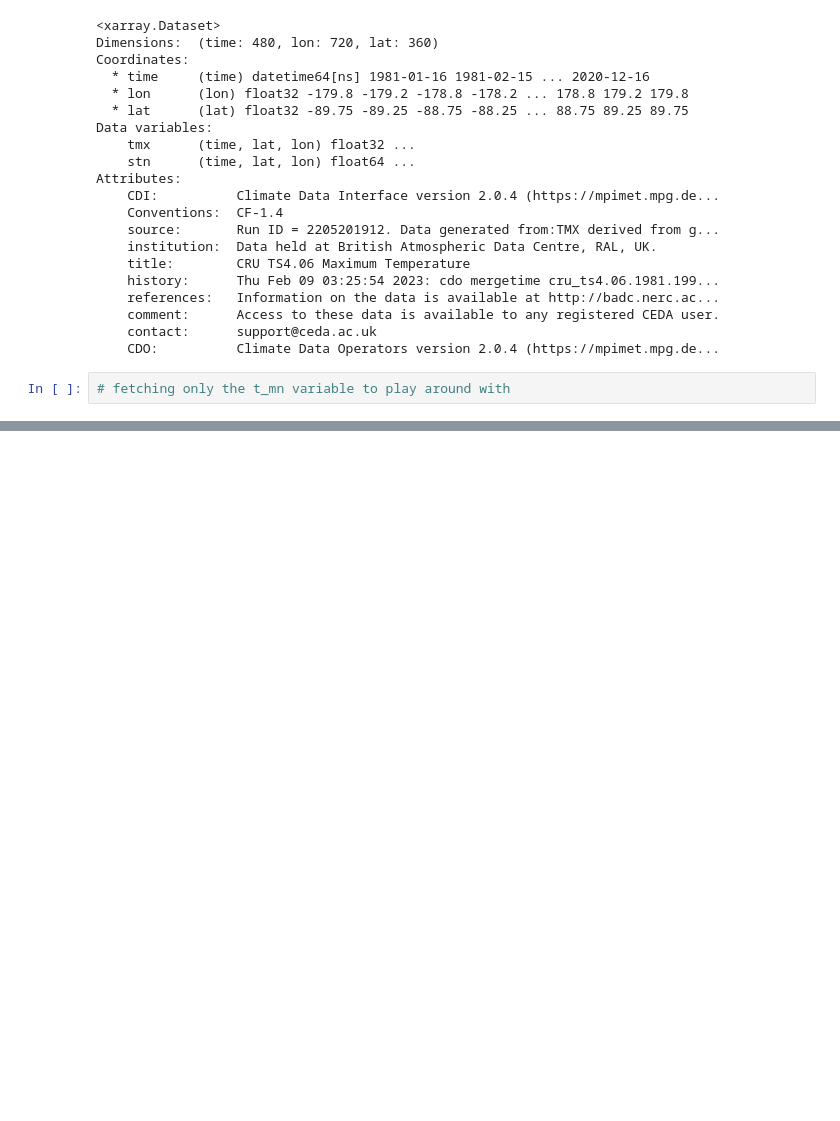
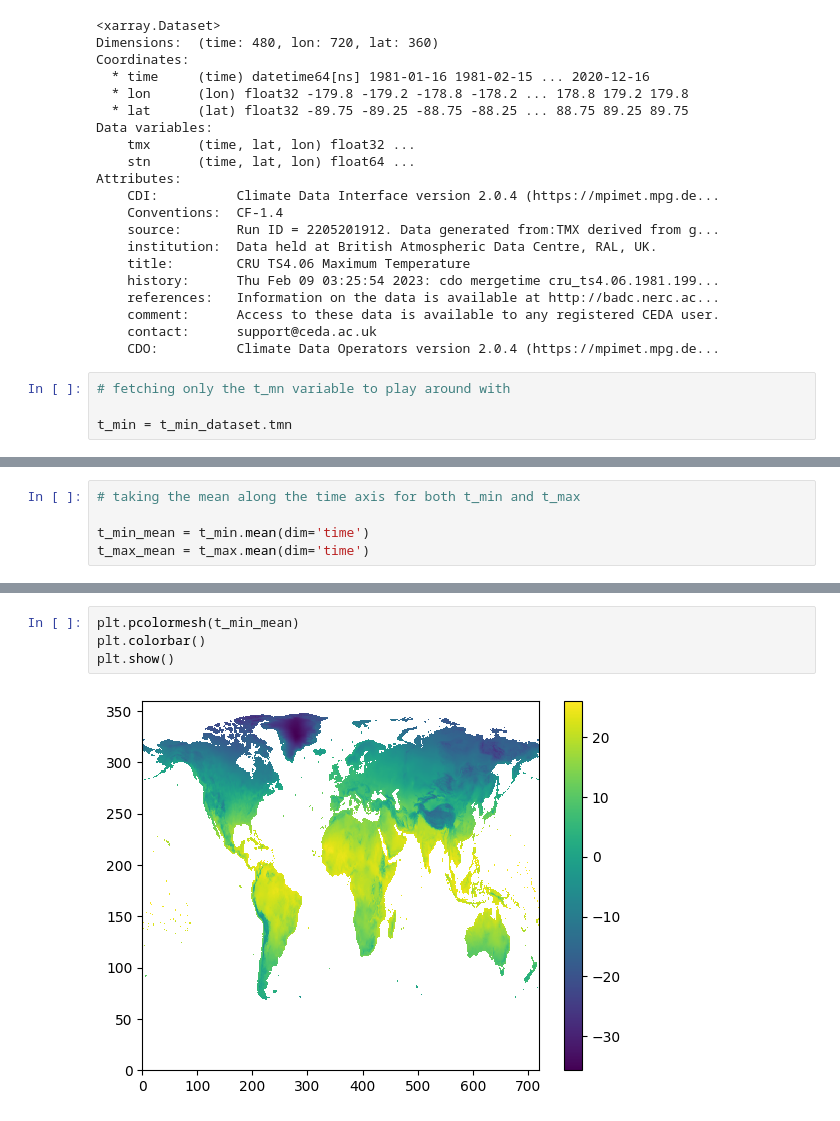
Before and after one commit to shiv3679/EES405, a Jupyter notebook: lab_session_02/session_2.ipynb, the cells around one changed output, grey strips where cells are left out. Cells and saved outputs as stored; diff of their text form; blank space fills up the shorter version.

```diff
--- a/lab_session_02/session_2.ipynb
+++ b/lab_session_02/session_2.ipynb
@@ -876,3 +879,5 @@ Attributes:
     CDO:          Climate Data Operators version 2.0.4 (https://mpimet.mpg.de...
 # %%
 # fetching only the t_mn variable to play around with
+
+t_min = t_min_dataset.tmn
@@ -878,0 +912,5 @@ Attributes:
+# %%
+# taking the mean along the time axis for both t_min and t_max
+
+t_min_mean = t_min.mean(dim='time')
+t_max_mean = t_max.mean(dim='time')
@@ -878,0 +938,6 @@ Attributes:
+# %%
+plt.pcolormesh(t_min_mean)
+plt.colorbar()
+plt.show()
+# %% [output]
+[figure, added]
```
Also changed, not shown: parts of 13 cells of this notebook.
